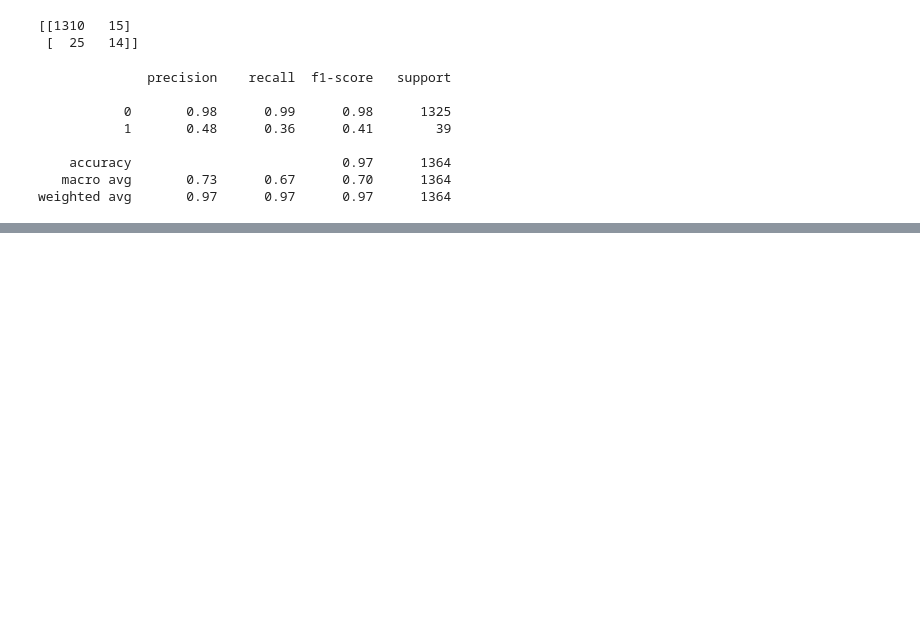
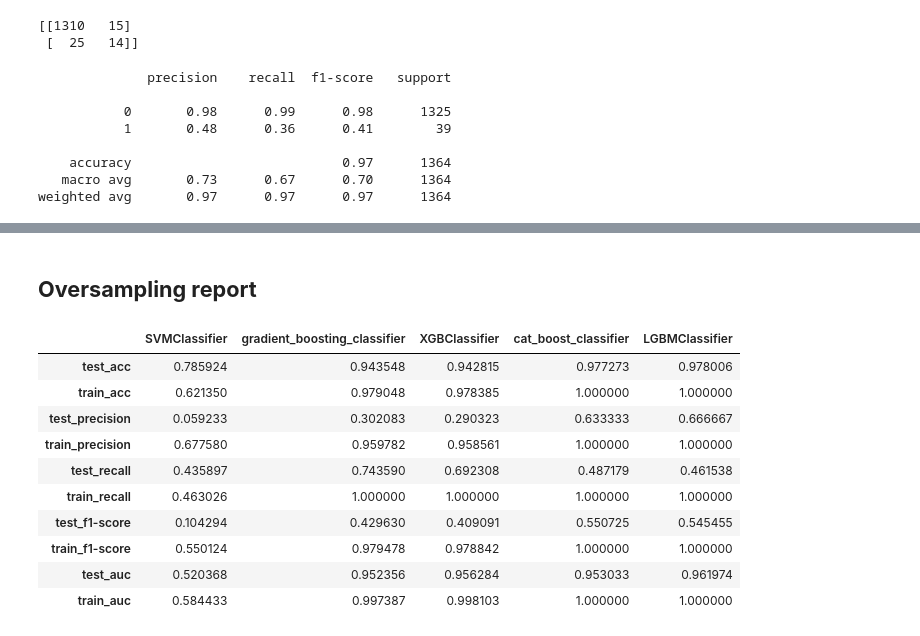
Before and after one commit to Bhushan271098/COMPANY-BANKRUPTCY-PREDICTION, a Jupyter notebook: Final_Copy_of_COMPANY_BANKRUPTCY_PREDICTION.ipynb, the cells around one changed output, grey strips where cells are left out. Drawn from its saved outputs; the diff is of its cells as text; code cells hidden in the pictures; blank space fills up the shorter version.

```diff
--- a/Final_Copy_of_COMPANY_BANKRUPTCY_PREDICTION.ipynb
+++ b/Final_Copy_of_COMPANY_BANKRUPTCY_PREDICTION.ipynb
@@ -1394,0 +1490,4 @@ display(SVG(graph.pipe(format='svg')))
+# %% [markdown]
+## **Oversampling report**
+# %%
+report = pd.DataFrame(columns = ['SVMClassifier','gradient_boosting_classifier','XGBClassifier','cat_boost_classifier','LGBMClassifier'], index = ['test_acc','train_acc','test_precision','train_precision','test_recall','train_recall','test_f1-score','train_f1-score','test_auc','train_auc'])
@@ -1394,0 +1500,14 @@ display(SVG(graph.pipe(format='svg')))
+# %%
+report
+# %% [output]
+|  | SVMClassifier | gradient_boosting_classifier | XGBClassifier | cat_boost_classifier | LGBMClassifier |
+| test_acc | 0.785924 | 0.943548 | 0.942815 | 0.977273 | 0.978006 |
+| train_acc | 0.621350 | 0.979048 | 0.978385 | 1.000000 | 1.000000 |
+| test_precision | 0.059233 | 0.302083 | 0.290323 | 0.633333 | 0.666667 |
+| train_precision | 0.677580 | 0.959782 | 0.958561 | 1.000000 | 1.000000 |
+| test_recall | 0.435897 | 0.743590 | 0.692308 | 0.487179 | 0.461538 |
+| train_recall | 0.463026 | 1.000000 | 1.000000 | 1.000000 | 1.000000 |
+| test_f1-score | 0.104294 | 0.429630 | 0.409091 | 0.550725 | 0.545455 |
+| train_f1-score | 0.550124 | 0.979478 | 0.978842 | 1.000000 | 1.000000 |
+| test_auc | 0.520368 | 0.952356 | 0.956284 | 0.953033 | 0.961974 |
+| train_auc | 0.584433 | 0.997387 | 0.998103 | 1.000000 | 1.000000 |
```
Also changed, not shown: parts of 27 cells of this notebook.
